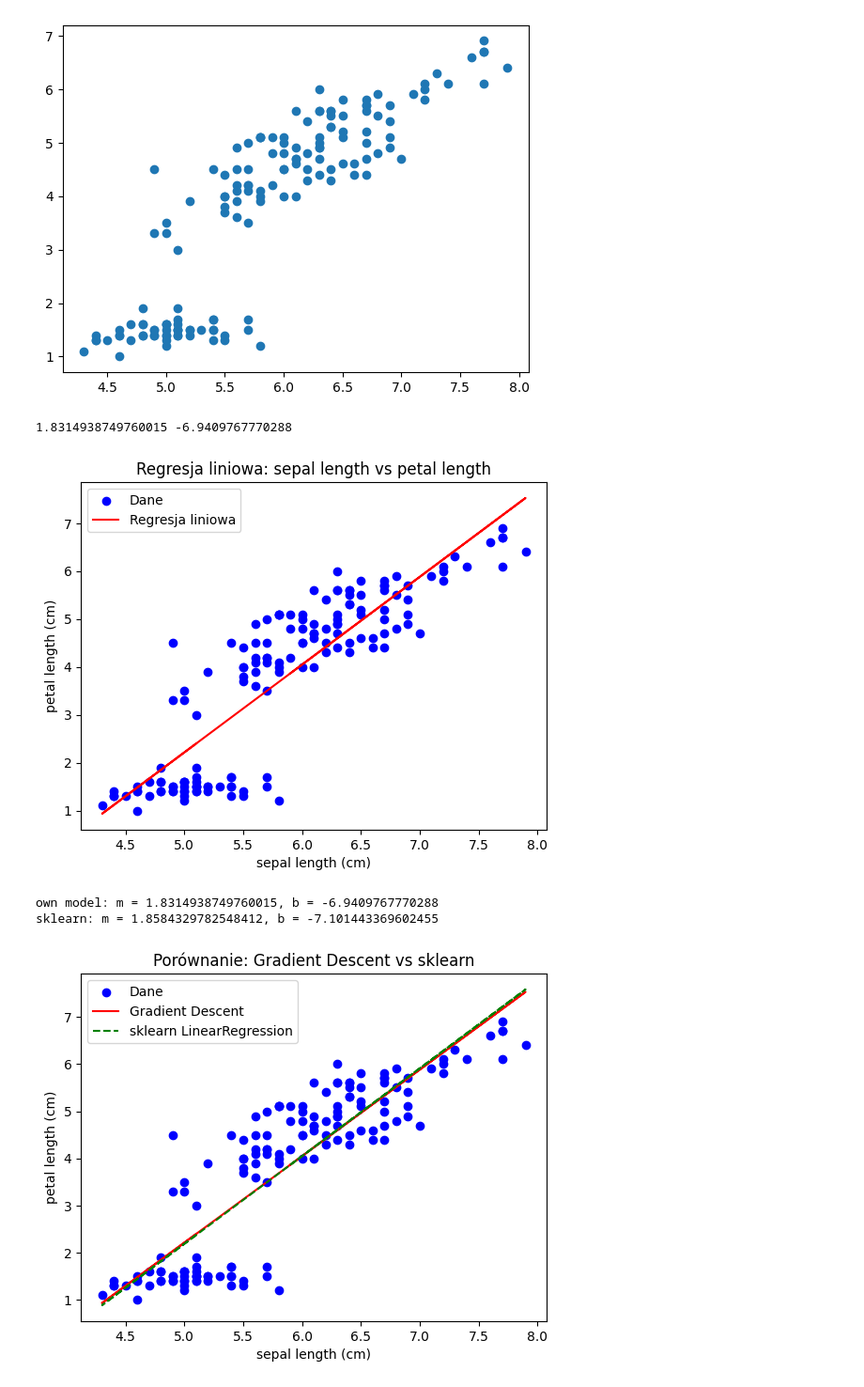
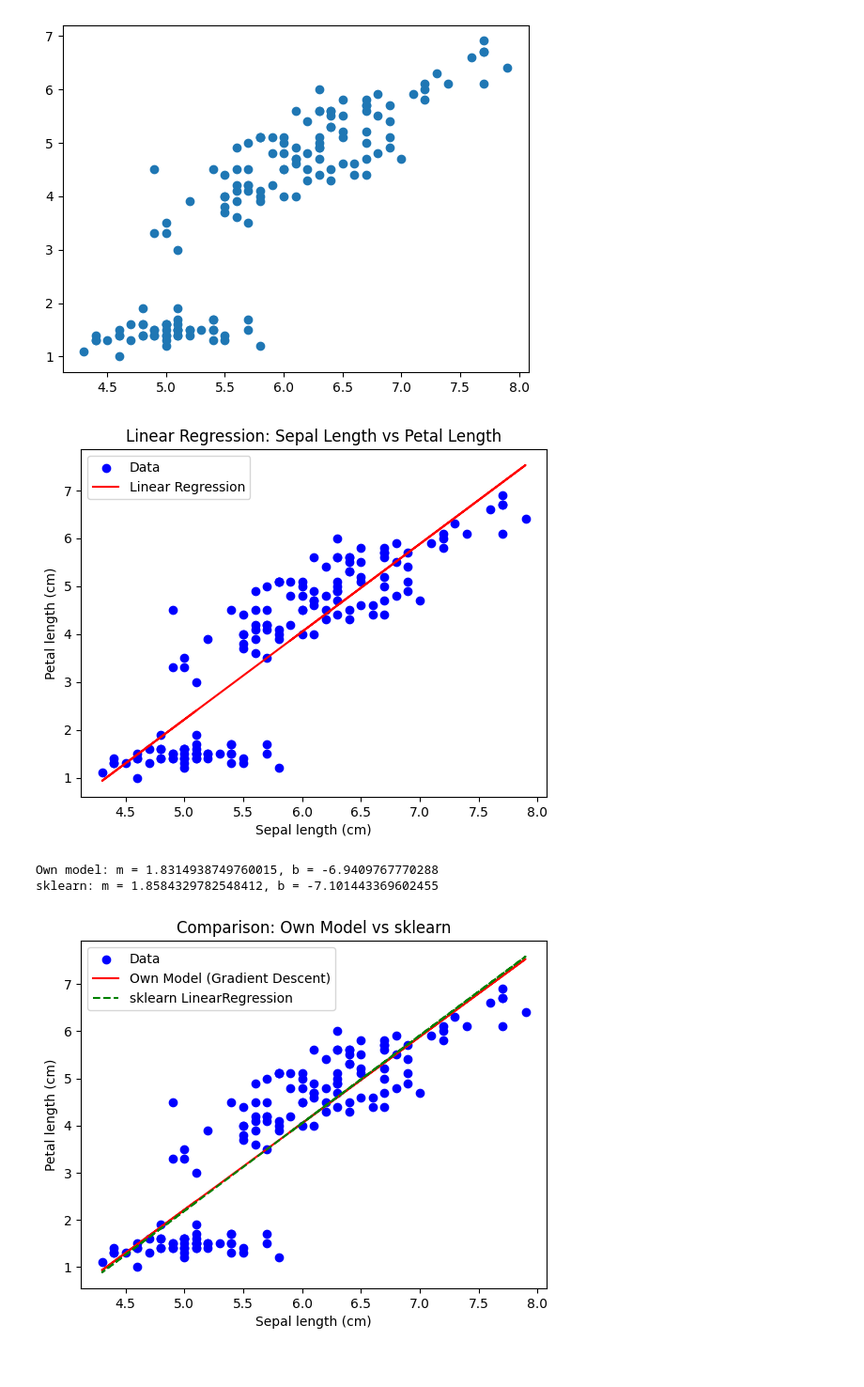
Before and after one commit to mikolaj-olesinski/ML-Models-From-Scratch, a Jupyter notebook: linear_regression.ipynb, the cells around one changed output. Shown at 94% size. Drawn from its saved outputs; the diff is of its cells as text; code cells hidden in the pictures.

Commit message:
added english labels

```diff
--- a/linear_regression.ipynb
+++ b/linear_regression.ipynb
@@ -52,38 +52,37 @@ epochs = 10000
 for i in range(epochs):
     m, b = gradient_descent(m, b, X, Y, L)
 
-plt.scatter(X, Y, color="blue", label="Dane")
-plt.plot(X, m * X + b, color="red", label="Regresja liniowa")  # y = mx + b
-plt.xlabel("sepal length (cm)")
-plt.ylabel("petal length (cm)")
-plt.title("Regresja liniowa: sepal length vs petal length")
+plt.scatter(X, Y, color="blue", label="Data")
+plt.plot(X, m * X + b, color="red", label="Linear Regression")
+plt.xlabel("Sepal length (cm)")
+plt.ylabel("Petal length (cm)")
+plt.title("Linear Regression: Sepal Length vs Petal Length")
 plt.legend()
 plt.show()
 # %% [output]
-1.8314938749760015 -6.9409767770288
-[figure, old version]
+[figure, new version]
 # %%
 from sklearn.linear_model import LinearRegression
 
 model = LinearRegression()
 X_reshaped = X.values.reshape(-1, 1)
 model.fit(X_reshaped, Y)
 
-print(f"own model: m = {m}, b = {b}")
+print(f"Own model: m = {m}, b = {b}")
 print(f"sklearn: m = {model.coef_[0]}, b = {model.intercept_}")
 
-plt.scatter(X, Y, color="blue", label="Dane")
-plt.plot(X, m * X + b, color="red", label="Gradient Descent")
+plt.scatter(X, Y, color="blue", label="Data")
+plt.plot(X, m * X + b, color="red", label="Own Model (Gradient Descent)")
 plt.plot(X, model.predict(X_reshaped), color="green", linestyle="--", label="sklearn LinearRegression")
-plt.xlabel("sepal length (cm)")
-plt.ylabel("petal length (cm)")
-plt.title("Porównanie: Gradient Descent vs sklearn")
+plt.xlabel("Sepal length (cm)")
+plt.ylabel("Petal length (cm)")
+plt.title("Comparison: Own Model vs sklearn")
 plt.legend()
 plt.show()
 # %% [output]
-own model: m = 1.8314938749760015, b = -6.9409767770288
+Own model: m = 1.8314938749760015, b = -6.9409767770288
 sklearn: m = 1.8584329782548412, b = -7.101443369602455
-[figure, old version]
+[figure, new version]
 # %%
 from sklearn.metrics import mean_squared_error
 
```
Also changed, not shown: parts of 1 cell of this notebook.
